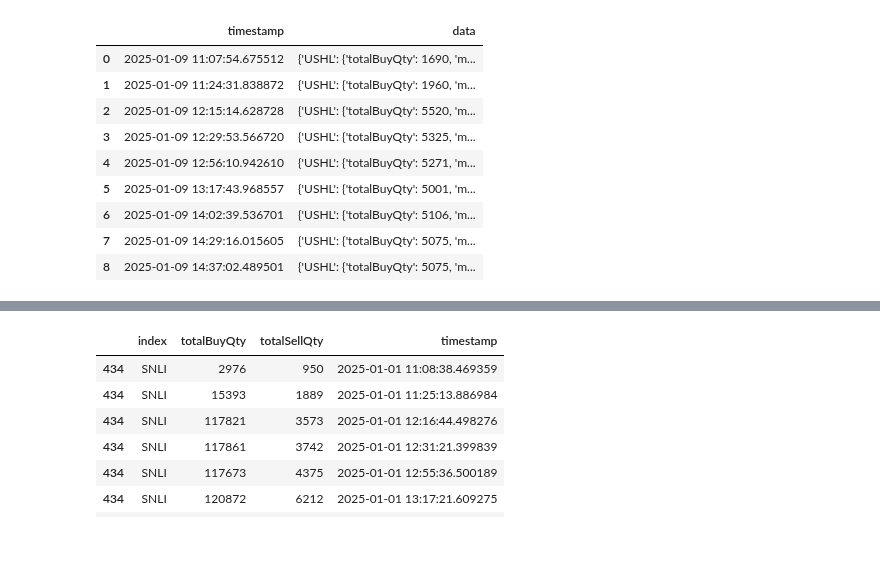
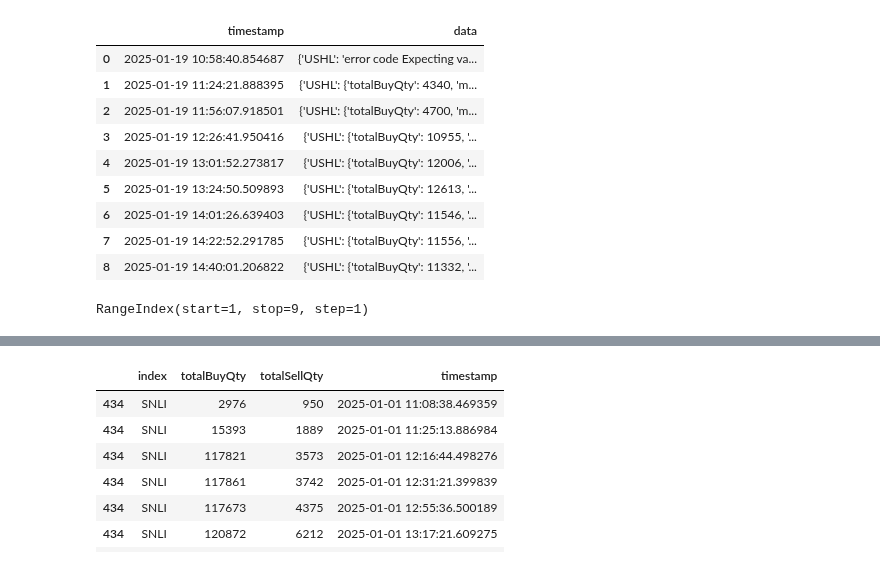
Before and after one commit to madhuko/nepse_depth, a Jupyter notebook: analytics.ipynb, the cells around one changed output, grey strips where cells are left out. Saved outputs shown, nothing was run; the diff lists cells and outputs as text; code cells hidden in the pictures.

```diff
--- a/analytics.ipynb
+++ b/analytics.ipynb
@@ -9,17 +9,21 @@ import glob
 nepse = AsyncNepse()
 nepse.setTLSVerification(False)  # Temporary, until NEPSE sorts its SSL certificate problem
 # %%
-df=pd.read_json(r'files\2025\2025-01-09.json')
+df=pd.read_json(r'files\2025\2025-01-19.json')
 # df['id']=df['marketDepth'][0].get('buyMarketDepthList')[0].get('stockId')
 df
 # %% [output]
 |  | timestamp | data |
-| 0 | 2025-01-09 11:07:54.675512 | {'USHL': {'totalBuyQty': 1690, 'm... |
-| 1 | 2025-01-09 11:24:31.838872 | {'USHL': {'totalBuyQty': 1960, 'm... |
-| 2 | 2025-01-09 12:15:14.628728 | {'USHL': {'totalBuyQty': 5520, 'm... |
-| 3 | 2025-01-09 12:29:53.566720 | {'USHL': {'totalBuyQty': 5325, 'm... |
-| 4 | 2025-01-09 12:56:10.942610 | {'USHL': {'totalBuyQty': 5271, 'm... |
-| 5 | 2025-01-09 13:17:43.968557 | {'USHL': {'totalBuyQty': 5001, 'm... |
-| 6 | 2025-01-09 14:02:39.536701 | {'USHL': {'totalBuyQty': 5106, 'm... |
-| 7 | 2025-01-09 14:29:16.015605 | {'USHL': {'totalBuyQty': 5075, 'm... |
-| 8 | 2025-01-09 14:37:02.489501 | {'USHL': {'totalBuyQty': 5075, 'm... |
+| 0 | 2025-01-19 10:58:40.854687 | {'USHL': 'error code Expecting va... |
+| 1 | 2025-01-19 11:24:21.888395 | {'USHL': {'totalBuyQty': 4340, 'm... |
+| 2 | 2025-01-19 11:56:07.918501 | {'USHL': {'totalBuyQty': 4700, 'm... |
+| 3 | 2025-01-19 12:26:41.950416 | {'USHL': {'totalBuyQty': 10955, '... |
+| 4 | 2025-01-19 13:01:52.273817 | {'USHL': {'totalBuyQty': 12006, '... |
+| 5 | 2025-01-19 13:24:50.509893 | {'USHL': {'totalBuyQty': 12613, '... |
+| 6 | 2025-01-19 14:01:26.639403 | {'USHL': {'totalBuyQty': 11546, '... |
+| 7 | 2025-01-19 14:22:52.291785 | {'USHL': {'totalBuyQty': 11556, '... |
+| 8 | 2025-01-19 14:40:01.206822 | {'USHL': {'totalBuyQty': 11332, '... |
+# %%
+df.index
+# %% [output]
+RangeIndex(start=1, stop=9, step=1)
```
Also changed, not shown: parts of 4 cells of this notebook.
